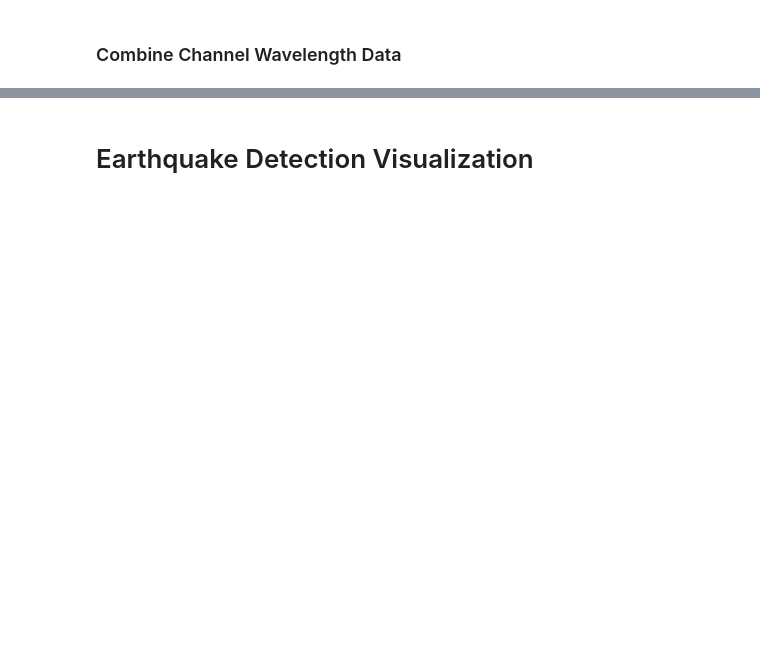
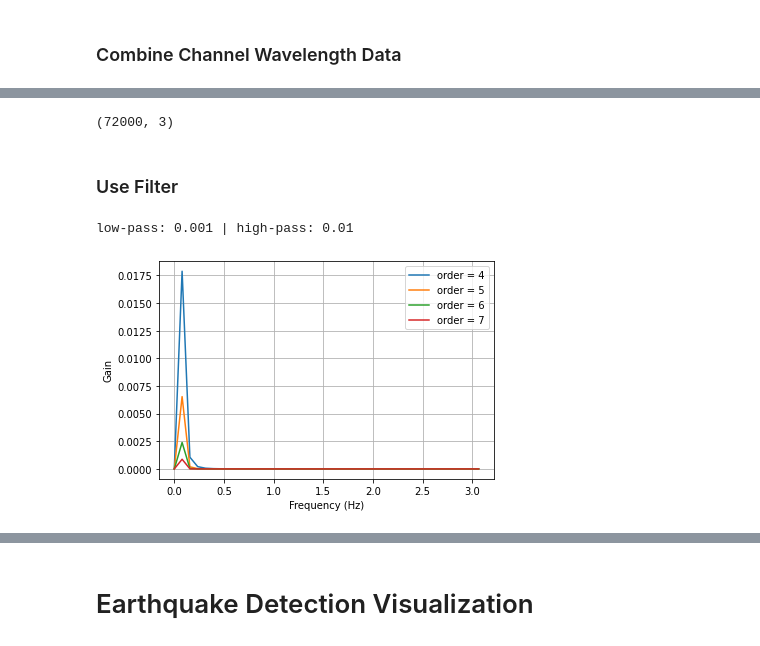
Before and after one commit to arwani-code/KampitaId, a Jupyter notebook: ML_pipeline/Pipeline Data Earthquake.ipynb, the cells around one changed output, grey strips where cells are left out. Cells and saved outputs as stored; diff of their text form; code cells hidden in the pictures; blank space fills up the shorter version.

Commit message:
fixing pipeline data, create notebook to extract data from indonesia in STEAD data

```diff
--- a/ML_pipeline/Pipeline Data Earthquake.ipynb
+++ b/ML_pipeline/Pipeline Data Earthquake.ipynb
@@ -472,0 +385,28 @@ np.savez_compressed('data_wavelength.npz', full_data_wavelength[:3])
+# %%
+test_plot_data.shape
+# %% [output]
+(72000, 3)
+# %% [markdown]
+### Use Filter
+# %%
+# for order in range(1, 10, 2):
+for index, order in enumerate([4, 5, 6, 7]):
+    fs = 100
+    lowcut, highcut = 0.001, 0.01
+
+    if index==0:
+        print(f'low-pass: {lowcut} | high-pass: {highcut}')
+    sos = signal.butter(order, [lowcut, highcut], btype='bandpass', output='sos')
+    w, h = signal.sosfreqz(sos, worN=40)
+
+    plt.plot(w, abs(h), label="order = %d" % order)
+
+plt.xlabel('Frequency (Hz)')
+plt.ylabel('Gain')
+plt.grid(True)
+plt.legend(loc='best')
+
+plt.show()
+# %% [output]
+low-pass: 0.001 | high-pass: 0.01
+[figure, added]
```
Also changed, not shown: parts of 56 cells of this notebook, 2 other files.
